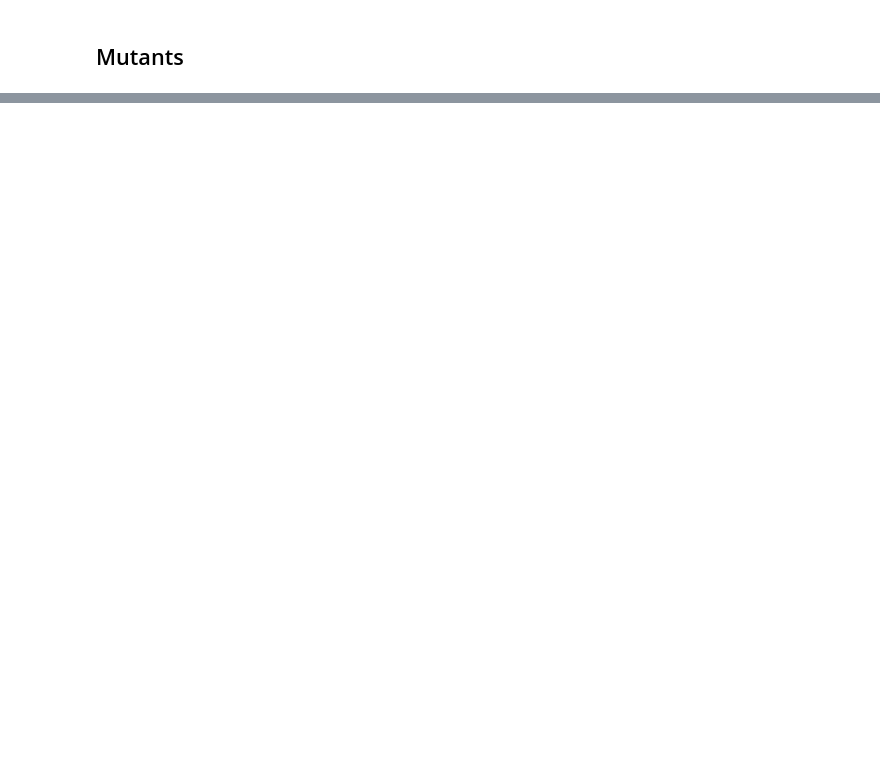
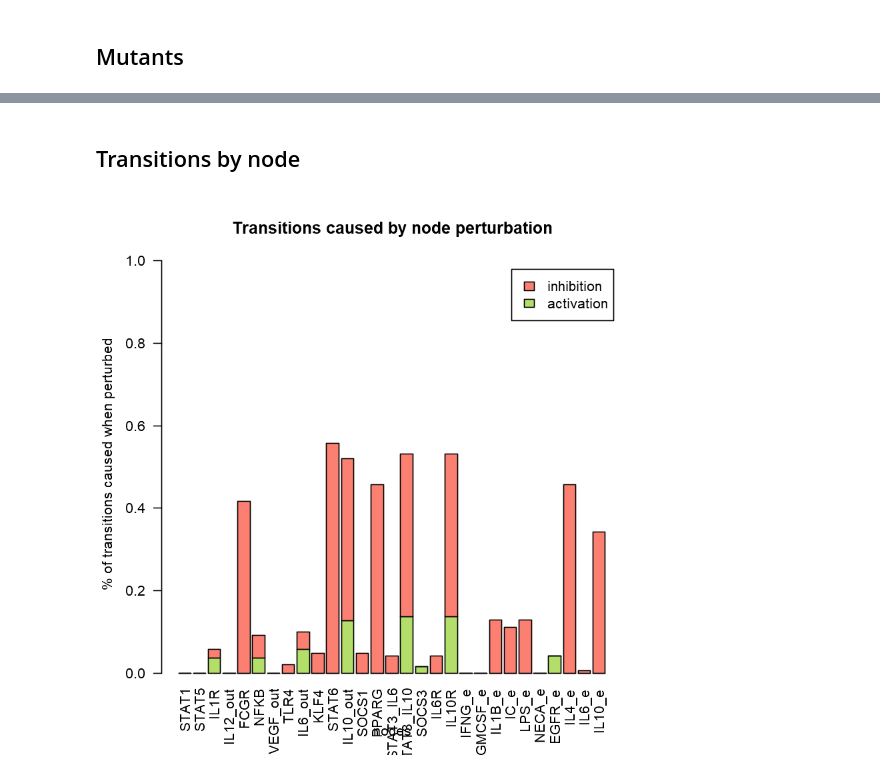
Before and after one commit to AzaidOA/Macrophage_Boolean_Network, a Jupyter notebook: MP_network.ipynb, the cells around one changed output, grey strips where cells are left out. Cells and saved outputs as stored; diff of their text form; code cells hidden in the pictures; blank space fills up the shorter version.

```diff
--- a/MP_network.ipynb
+++ b/MP_network.ipynb
@@ -539,0 +422,23 @@ f.mut.plot(mutants, image.name = "PLOT/MP_mut_wt.pdf", save.pdf=FALSE, normalize
+# %%
+file.cfm.raw <- "CSV/MP_cfm_raw.csv"
+file.cfm.label <- "CSV/MP_cfm_label.csv"
+if(!file.exists(file.cfm.raw)){
+    cfm <- cellFateMap(net, method="sat.exhaustive", maxAttractorLength=6)
+    cfm <- as.data.frame(apply(cfm,2,as.character))
+    write.csv(x = cfm, file = file.cfm.raw, row.names = F)
+    } else { cfm  <- read.csv(file = file.cfm.raw)}
+if(!file.exists(file.cfm.label)){
+    cfm <- cfm[  order( cfm[,1], cfm[,2], cfm[,3], cfm[,4] ),]
+    cfm.label <- merge(x=cfm, y=labels[c('state','label')], by.x='initial', by.y="state", all.x = TRUE)
+    colnames(cfm.label)[5] <- 'initial_label'
+    cfm.label$final.split <- sapply(cfm.label$final,function(s) strsplit(s,'/')[[1]][1])
+    cfm.label <- merge(x=cfm.label, y=labels[c('state','label')], by.x='final.split', by.y="state", all.x = TRUE)
+    colnames(cfm.label)[7] <- 'final_label'
+    cfm.label <- cfm.label[,-1]
+    write.csv(cfm.label, file.cfm.label, row.names = F)
+    } else {
+    cfm.label <- read.csv(file.cfm.label)
+    cfm.label$initial_label <- as.factor(cfm.label$initial_label)
+    cfm.label$final_label <- as.factor(cfm.label$final_label)
+    cfm.label$genes <- as.factor(cfm.label$genes)
+    }
@@ -539,0 +455,25 @@ f.mut.plot(mutants, image.name = "PLOT/MP_mut_wt.pdf", save.pdf=FALSE, normalize
+# %% [markdown]
+## Transitions by node
+# %%
+file.transition.pdf <- "PLOT/MP_transitionnode.pdf"
+cfm.diff <- cfm.label[cfm.label$initial_label!=cfm.label$final_label,]
+node.transitions <- merge( summary(cfm.diff[cfm.diff$values==0,'genes']),
+                           summary(cfm.diff[cfm.diff$values==1,'genes']),
+                           by=0, all=TRUE)
+rownames(node.transitions) <- node.transitions$Row.names
+node.transitions <- subset(node.transitions, select = -Row.names )
+colnames(node.transitions) <- c('activation','inhibition')
+node.transitions <- node.transitions[net$genes,]
+node.transitions <- node.transitions/summary(cfm.label$genes)
+
+save.pdf <- F
+if (!file.exists(file.transition.pdf)) { pdf(file.transition.pdf); save.pdf <- T }
+barplot(t(as.matrix( node.transitions )),
+        main="Transitions caused by node perturbation",
+        xlab='nodes', ylab='% of transitions caused when perturbed',
+        col=c('#b3de69','#fb8072'), ylim=c(0,1), las=2, legend=T,
+)
+if(save.pdf) dev.off()
+#node.transitions
+# %% [output]
+[figure, added]
```
Also changed, not shown: parts of 39 cells of this notebook, 41 other files.
